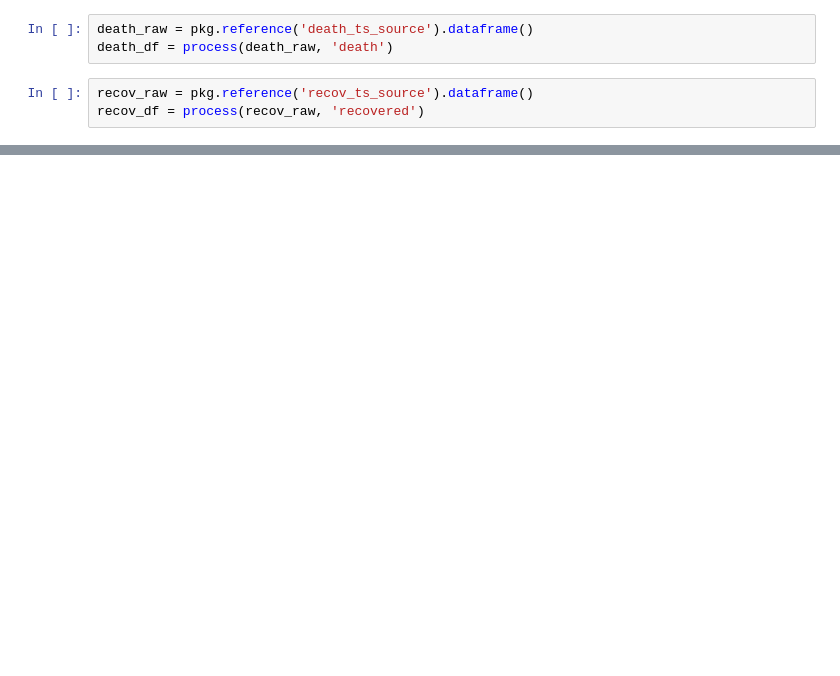
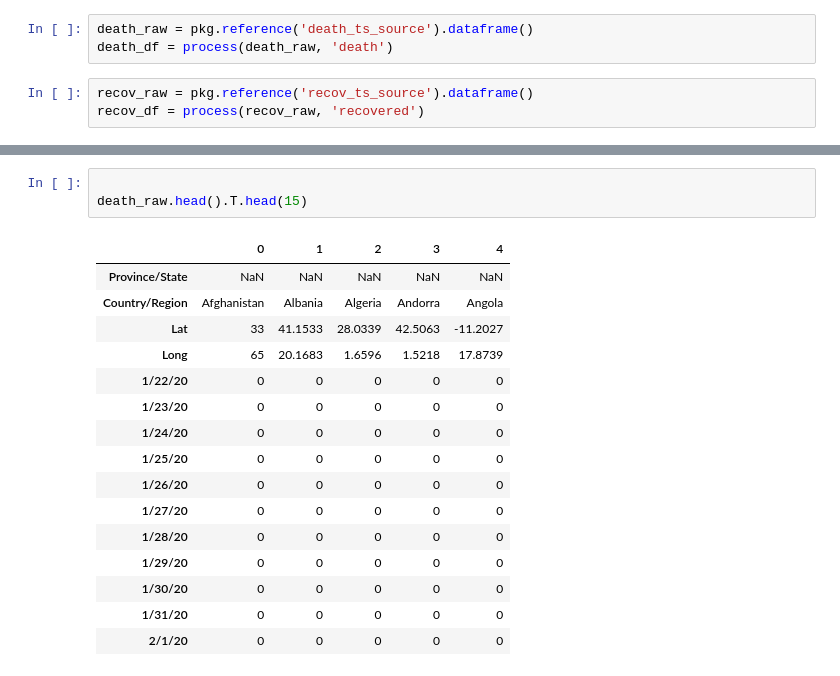
Before and after one commit to sandiegodata/covid19, a Jupyter notebook: jhu.edu-covid19/notebooks/ProcessTimeseries.ipynb, the cells around one changed output, grey strips where cells are left out. Saved outputs shown, nothing was run; the diff lists cells and outputs as text; blank space fills up the shorter version.

```diff
--- a/jhu.edu-covid19/notebooks/ProcessTimeseries.ipynb
+++ b/jhu.edu-covid19/notebooks/ProcessTimeseries.ipynb
@@ -163,0 +160,20 @@ array(['US'], dtype=object)
+# %%
+
+death_raw.head().T.head(15)
+# %% [output]
+|  | 0 | 1 | 2 | 3 | 4 |
+| Province/State | NaN | NaN | NaN | NaN | NaN |
+| Country/Region | Afghanistan | Albania | Algeria | Andorra | Angola |
+| Lat | 33 | 41.1533 | 28.0339 | 42.5063 | -11.2027 |
+| Long | 65 | 20.1683 | 1.6596 | 1.5218 | 17.8739 |
+| 1/22/20 | 0 | 0 | 0 | 0 | 0 |
+| 1/23/20 | 0 | 0 | 0 | 0 | 0 |
+| 1/24/20 | 0 | 0 | 0 | 0 | 0 |
+| 1/25/20 | 0 | 0 | 0 | 0 | 0 |
+| 1/26/20 | 0 | 0 | 0 | 0 | 0 |
+| 1/27/20 | 0 | 0 | 0 | 0 | 0 |
+| 1/28/20 | 0 | 0 | 0 | 0 | 0 |
+| 1/29/20 | 0 | 0 | 0 | 0 | 0 |
+| 1/30/20 | 0 | 0 | 0 | 0 | 0 |
+| 1/31/20 | 0 | 0 | 0 | 0 | 0 |
+| 2/1/20 | 0 | 0 | 0 | 0 | 0 |
```
Also changed, not shown: parts of 8 cells of this notebook, 10 other files.
